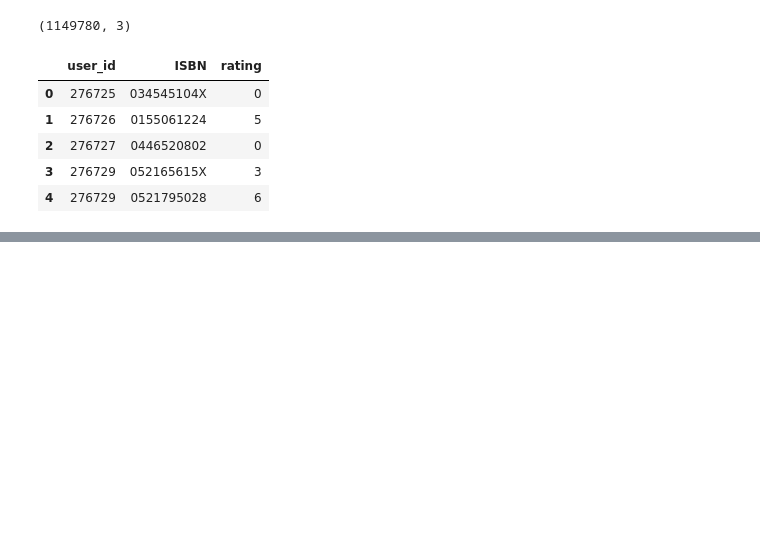
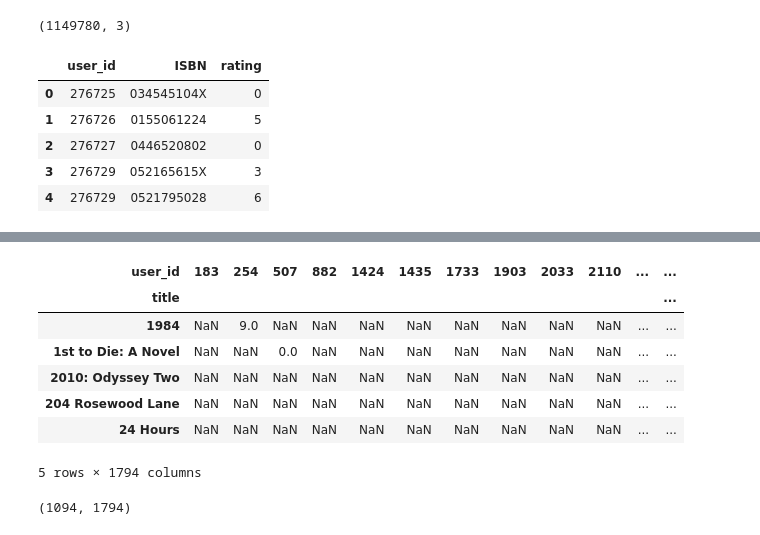
Before and after one commit to ArpitKadam/Book-Recommender-App, a Jupyter notebook: research/notebook.ipynb, the cells around one changed output, grey strips where cells are left out. Saved outputs shown, nothing was run; the diff lists cells and outputs as text; code cells hidden in the pictures; blank space fills up the shorter version.

```diff
--- a/research/notebook.ipynb
+++ b/research/notebook.ipynb
@@ -122,0 +276,2 @@ ratings.head()
+# %%
+ratings = ratings_with_books.merge(rating_count, on='title')
@@ -122,0 +341,15 @@ ratings.head()
+# %%
+book_pivot.head()
+# %% [output]
+| user_id | 183 | 254 | 507 | 882 | 1424 | 1435 | 1733 | 1903 | 2033 | 2110 | ... | ... |
+| title |  |  |  |  |  |  |  |  |  |  |  | ... |
+| 1984 | NaN | 9.0 | NaN | NaN | NaN | NaN | NaN | NaN | NaN | NaN | ... | ... |
+| 1st to Die: A Novel | NaN | NaN | 0.0 | NaN | NaN | NaN | NaN | NaN | NaN | NaN | ... | ... |
+| 2010: Odyssey Two | NaN | NaN | NaN | NaN | NaN | NaN | NaN | NaN | NaN | NaN | ... | ... |
+| 204 Rosewood Lane | NaN | NaN | NaN | NaN | NaN | NaN | NaN | NaN | NaN | NaN | ... | ... |
+| 24 Hours | NaN | NaN | NaN | NaN | NaN | NaN | NaN | NaN | NaN | NaN | ... | ... |
+5 rows × 1794 columns
+# %%
+book_pivot.shape
+# %% [output]
+(1094, 1794)
```
Also changed, not shown: parts of 38 cells of this notebook.
